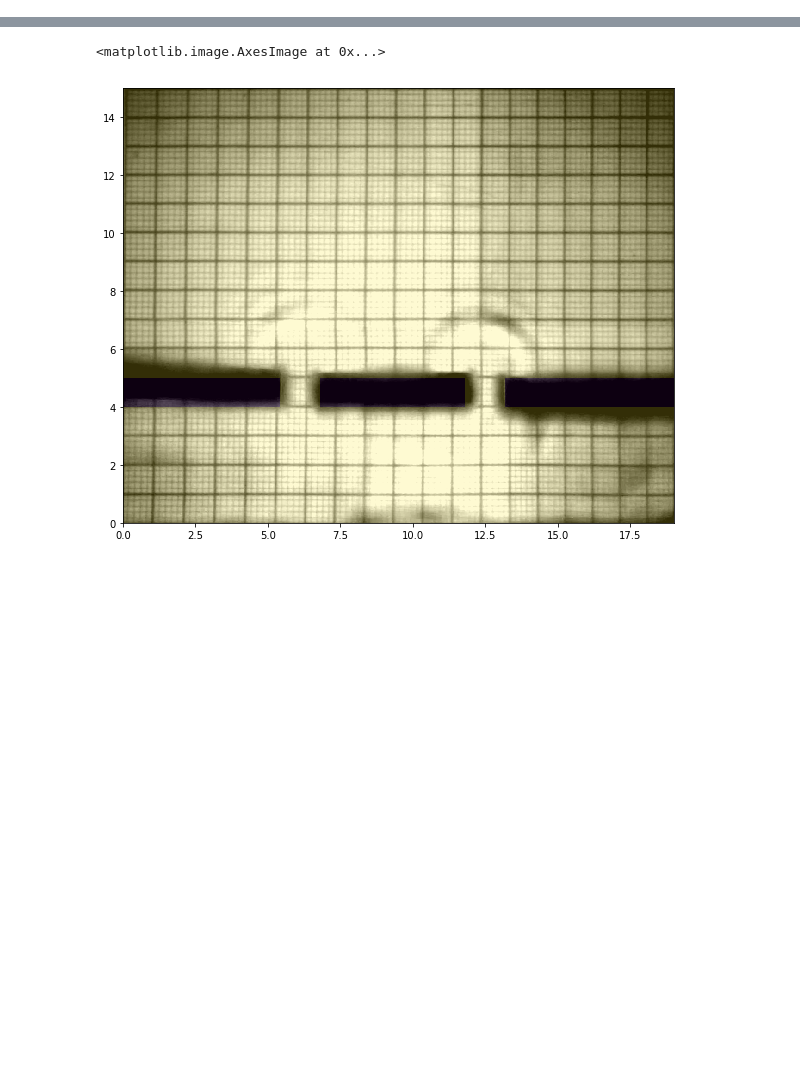
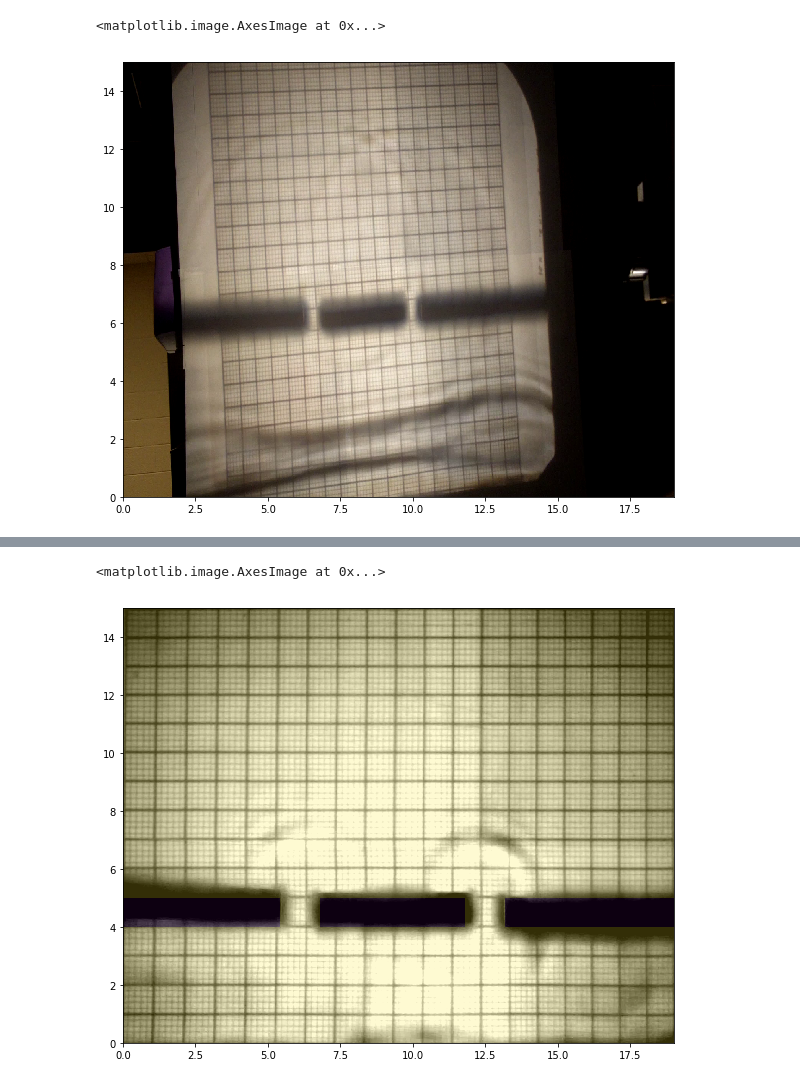
Before and after one commit to inducer/splash-activities, a Jupyter notebook: Video comparison.ipynb, the cells around one changed output, grey strips where cells are left out. Drawn from its saved outputs; the diff is of its cells as text; code cells hidden in the pictures; blank space fills up the shorter version.

```diff
--- a/Video comparison.ipynb
+++ b/Video comparison.ipynb
@@ -75,6 +79,12 @@ dx = x[1,0] - x[0,0]
 dy = y[0,1] - y[0,0]
 
 dt = 0.5 * min(dx, dy) / wave_speed
+# %%
+plt.figure(figsize=(20, 8))
+show_with_extent(get_frame(10))
+# %% [output]
+<matplotlib.image.AxesImage at 0x...>
+[figure, added]
 # %%
 plt.figure(figsize=(20, 8))
 plt.xticks(np.arange(0, unit_grid_x))
```
Also changed, not shown: parts of 7 cells of this notebook.
